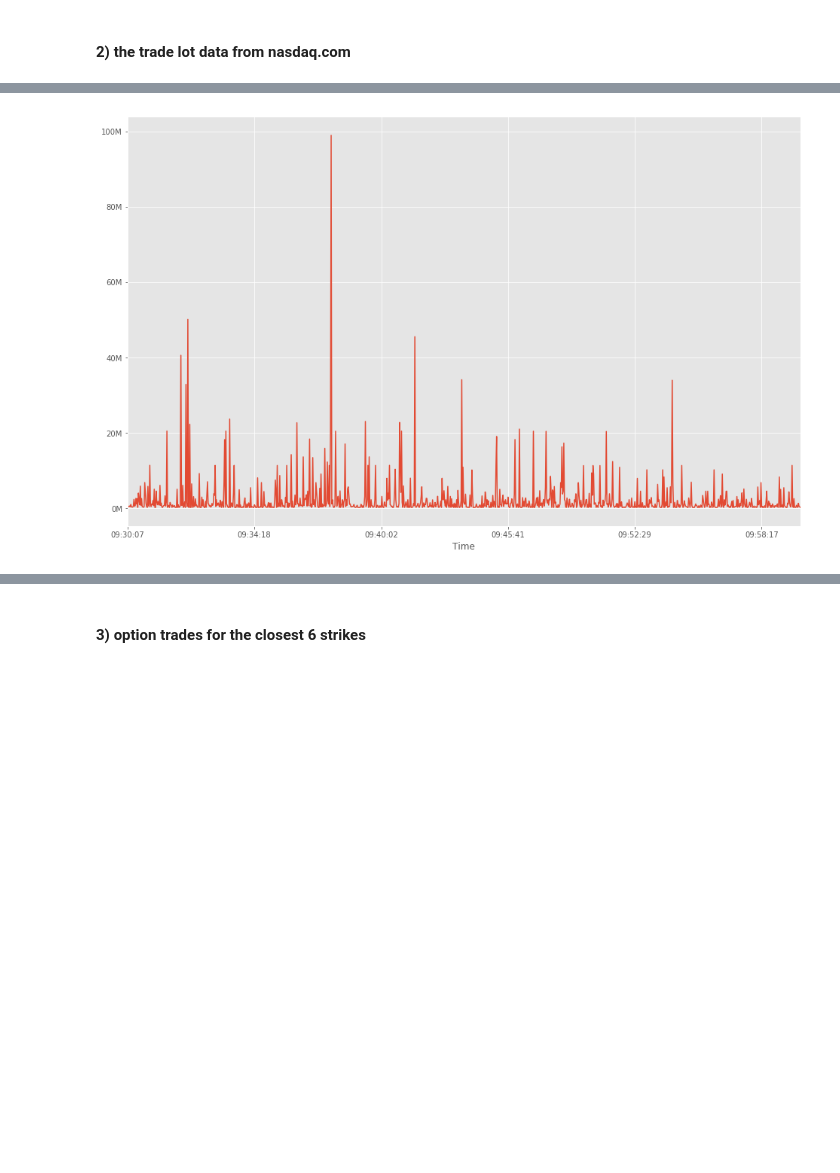
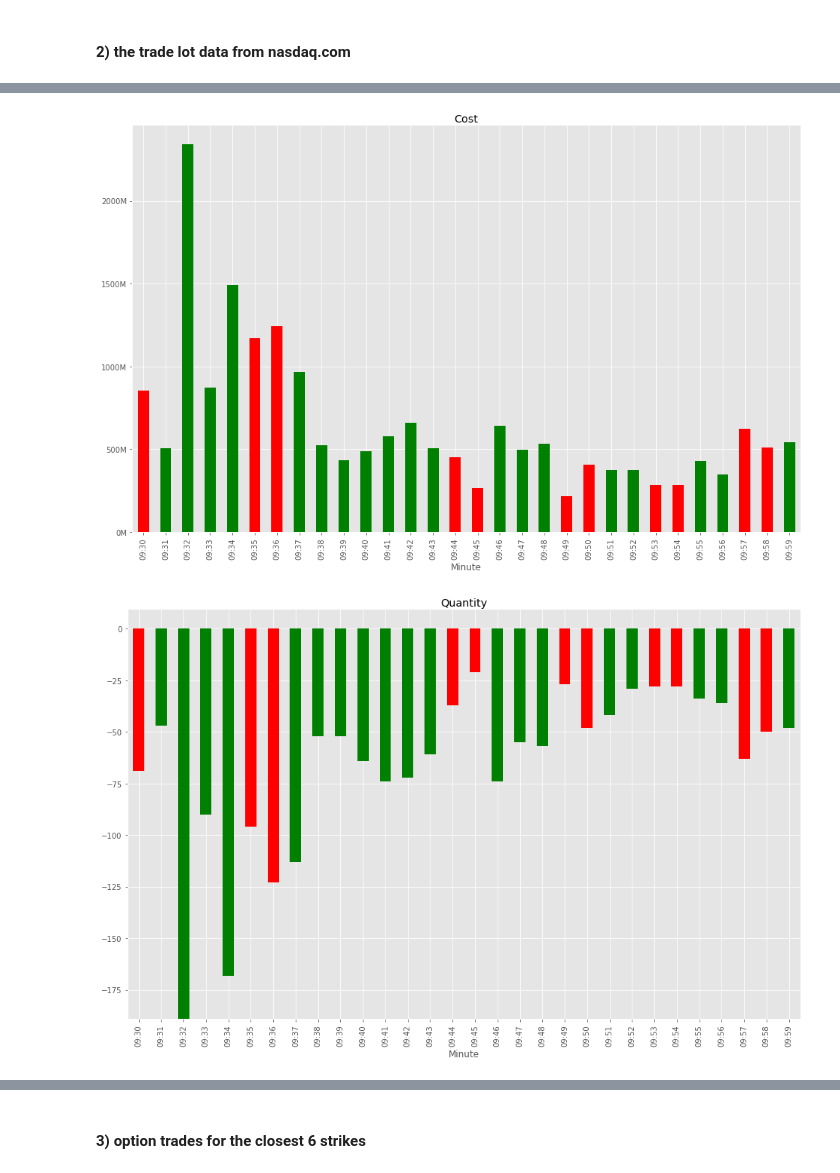
Before and after one commit to alekseystryukov/notebooks, a Jupyter notebook: TradingDayDataVisualization.ipynb, the cells around one changed output, grey strips where cells are left out. Cells and saved outputs as stored; diff of their text form; code cells hidden in the pictures; blank space fills up the shorter version.

```diff
--- a/TradingDayDataVisualization.ipynb
+++ b/TradingDayDataVisualization.ipynb
@@ -267,13 +286,42 @@ Error: you have used all the proxies - this worker will stop
-# %%
-def plot_trade_lots(data):
-#     data['Cost'] = data.Price * data.Volume * 100
-    ax = data.groupby(['Time'])['Cost'].mean().plot(figsize=(16, 10))
-    ax.yaxis.set_major_formatter(ticker.FuncFormatter(lambda x, p: "%dM" % (x / 1000000)))
-    plt.show()
-
-plot_trade_lots(df)
-# %% [output]
-[figure, removed]
+# %%
+def plot_trade_lots(data, minute_df, now):
+
+    sum_data = data
+    sum_data['Minute'] = sum_data.Time.str[:5]
+    sum_data = data.groupby(['Minute'])['Cost', 'VolumeHigher1000'].sum()
+
+    colors = []
+    eastern = pytz.timezone('US/Eastern')
+    for ts in sum_data.index.values:
+        hour, minute = ts.split(':')
+        time = now.replace(hour=int(hour), minute=int(minute), second=0, microsecond=0, tzinfo=eastern)
+        time = datetime(
+            now.year, now.month, now.day,
+            hour=int(hour), minute=int(minute), second=0, microsecond=0,
+        )
+        time = eastern.localize(time)
+        if minute_df is not None and time in minute_df.index:
+            s = minute_data.loc[time]
+            if s.close < s.open:
+                color = 'r'
+            else:
+                color = 'g'
+        else:
+            color = 'b'
+        colors.append(color)
+
+    ax = sum_data['Cost'].plot.bar(figsize=(16, 10), color=colors, title="Cost")
+    ax.yaxis.set_major_formatter(ticker.FuncFormatter(lambda x, p: "%dM" % (x / 1000000)))
+    plt.show()
+
+    sum_data['VolumeHigher1000'] = sum_data.VolumeHigher1000 * (-1)
+    sum_data['VolumeHigher1000'].plot.bar(figsize=(16, 10), color=colors, title="Quantity")
+    plt.show()
+
+plot_trade_lots(df, minute_data, now)
+# %% [output]
+[figure, added]
+[figure, added]
 # %%
 # This function will display the table
 from IPython.display import display, HTML
```
Also changed, not shown: parts of 8 cells of this notebook.
